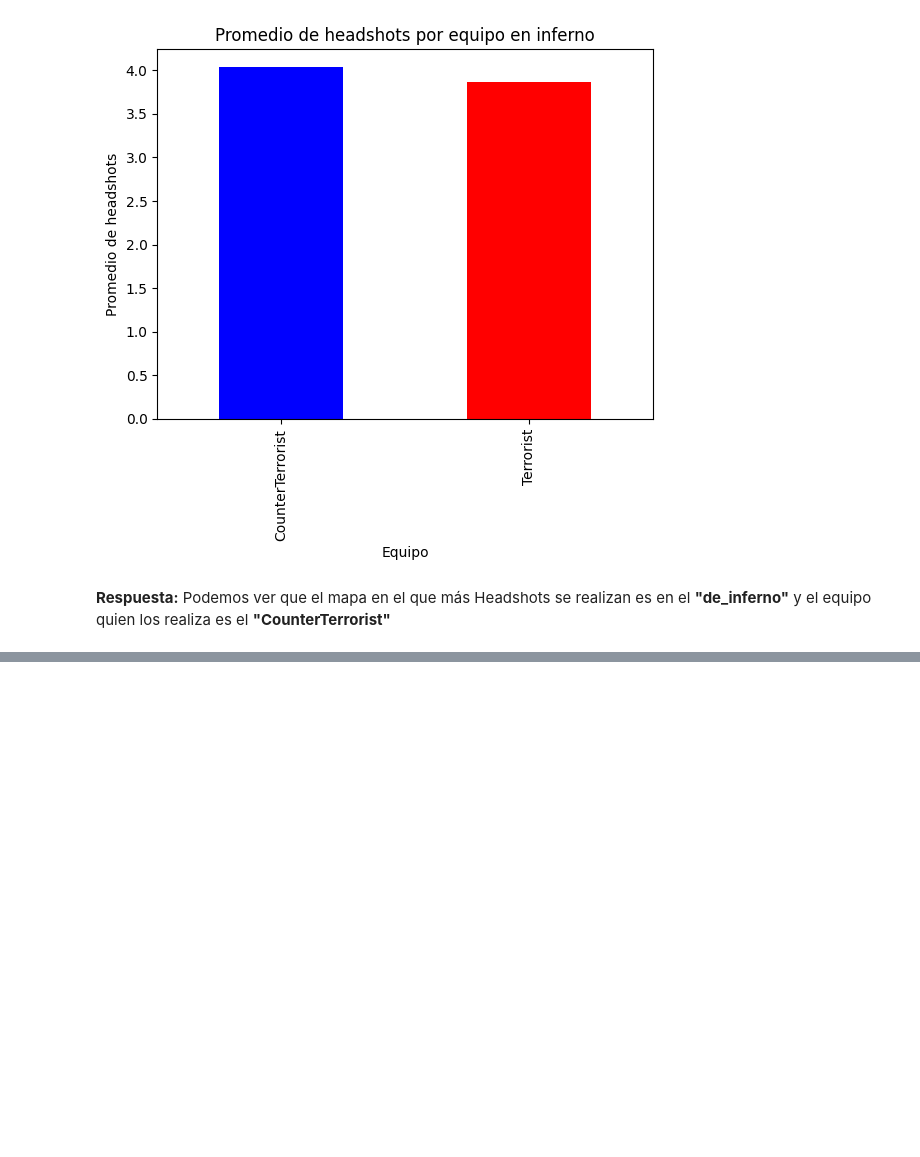
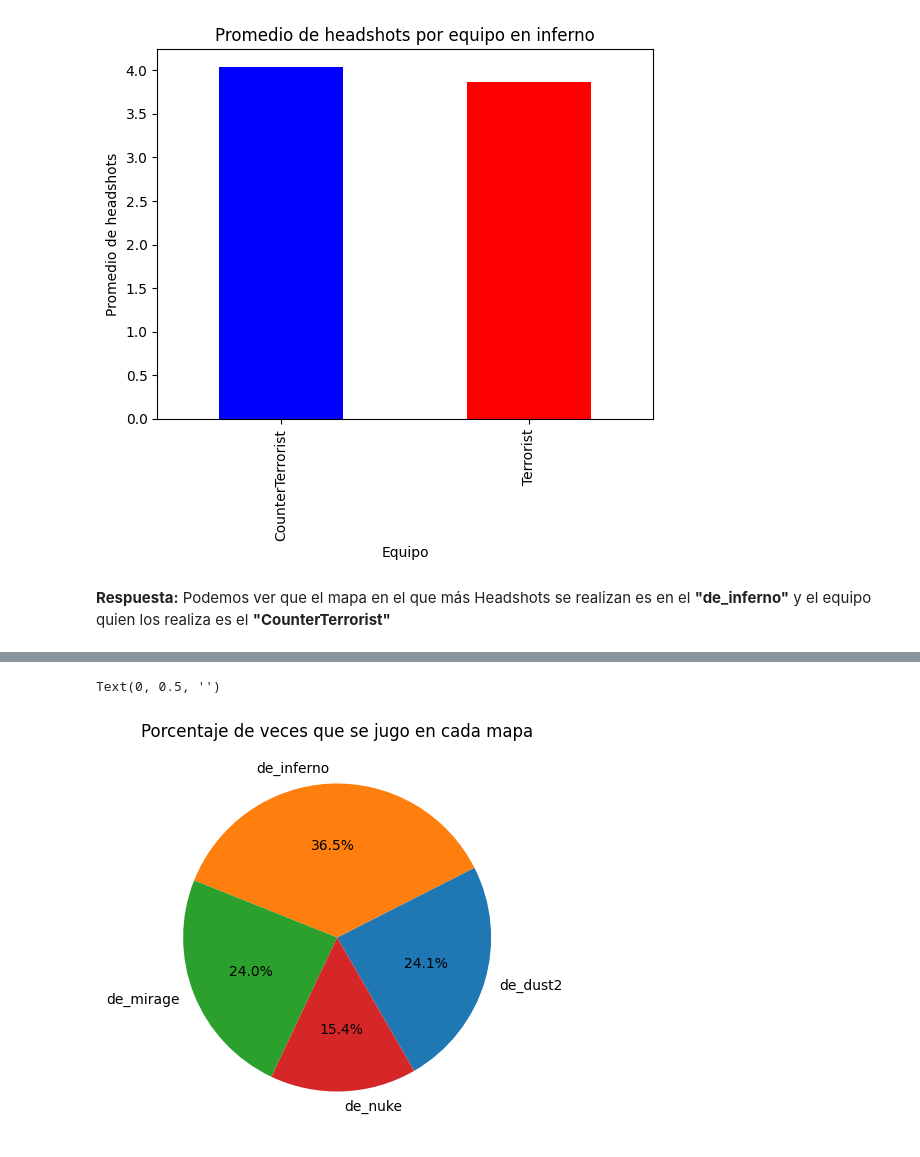
Before and after one commit to HikkizZ/InteligenciaArtificial_Uni, a Jupyter notebook: Entrega1.ipynb, the cells around one changed output, grey strips where cells are left out. Saved outputs shown, nothing was run; the diff lists cells and outputs as text; code cells hidden in the pictures; blank space fills up the shorter version.

```diff
--- a/Entrega1.ipynb
+++ b/Entrega1.ipynb
@@ -106,0 +164,18 @@ plt.show()
+# %%
+# Seleccionar columnas a utilizar
+column_select = data_frame[["Map", "Team", 'PrimaryAssaultRifle', 'PrimarySniperRifle', 'PrimaryHeavy', 'PrimarySMG', 'PrimaryPistol']]
+# Obtenemos la cantidad de veces que se jugo en cada mapa
+map_count = column_select.groupby("Map").size()
+# Total de veces que se jugo
+total = map_count.sum()
+
+# Obtenemos el porcentaje de veces que se jugo en cada mapa
+map_count = map_count / total * 100
+map_count = map_count.round(2)
+map_count
+
+# Promedio de uso de armas por mapa
+wp_prom = column_select.groupby("Map")[['PrimaryAssaultRifle', 'PrimarySniperRifle', 'PrimaryHeavy', 'PrimarySMG', 'PrimaryPistol']].mean()
+# Lo convertimos a porcentaje
+wp_prom = (wp_prom * 100).round(2)
+wp_prom
@@ -106,0 +189,8 @@ plt.show()
+# %%
+# Crear gráfico de torta para mostrar el porcentaje de veces que se jugo en cada mapa
+map_count.plot(kind="pie", figsize=(5, 5), autopct='%1.1f%%', shadow=False, startangle=300)
+plt.title("Porcentaje de veces que se jugo en cada mapa")
+plt.ylabel("")
+# %% [output]
+Text(0, 0.5, '')
+[figure, added]
```
Also changed, not shown: parts of 13 cells of this notebook.
